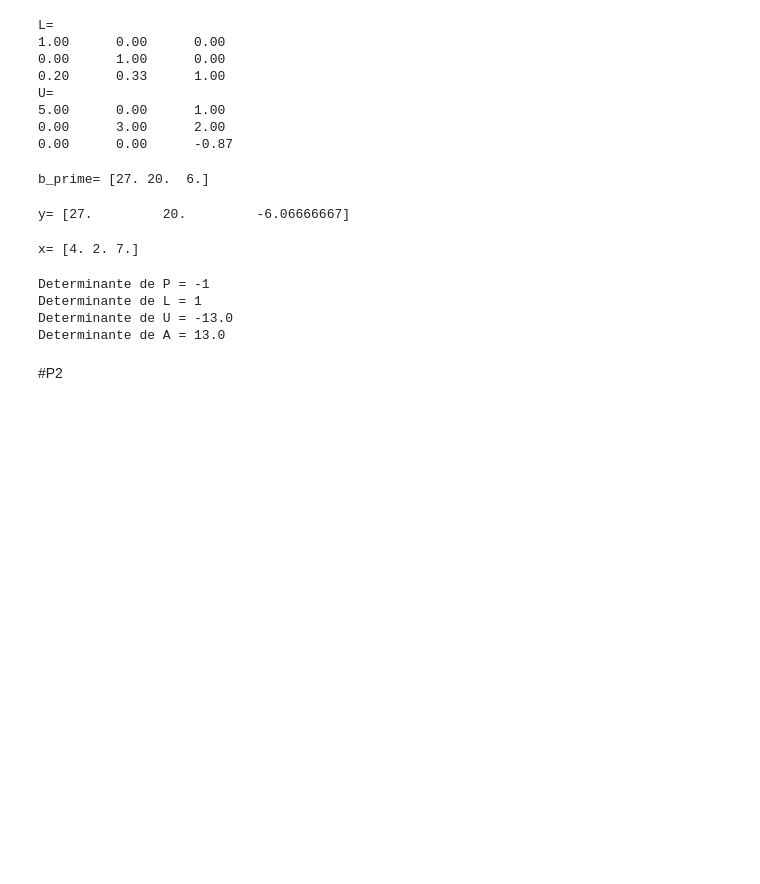
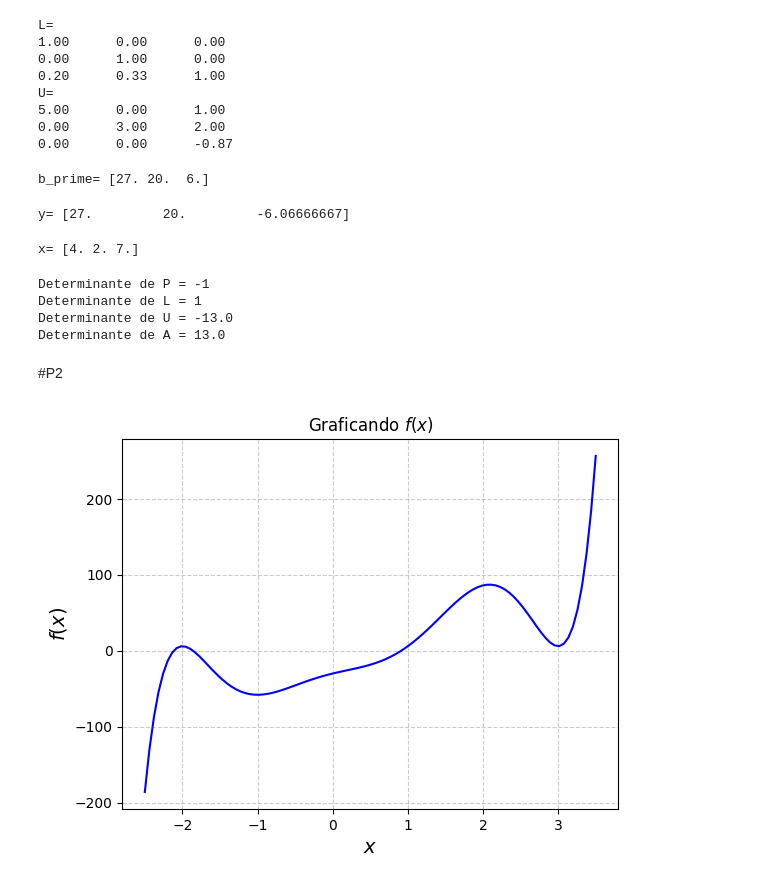
Before and after one commit to conichito/F3104, a Jupyter notebook: Tarea 3/tarea3.ipynb, the cells around one changed output. Drawn from its saved outputs; the diff is of its cells as text; code cells hidden in the pictures; blank space fills up the shorter version.

```diff
--- a/Tarea 3/tarea3.ipynb
+++ b/Tarea 3/tarea3.ipynb
@@ -140,3 +140,28 @@ Determinante de U = -13.0
 Determinante de A = 13.0
 # %% [markdown]
 #P2
+# %%
+# Definimos P(x)
+def P(x):
+  return (x**7
+        - 3*x**6
+        - 8*x**5
+        + 20*x**4
+        + 15*x**3
+        - 13*x**2
+        + 24*x - 30)
+# %%
+# Graficamos P(x)
+a, b, N = -2.5, 3.5, 100
+x = np.linspace(a, b, N)
+y = P(x)
+
+plt.plot(x, y, color='blue')
+plt.title('Graficando $f(x)$')
+plt.xlabel("$x$", fontsize=14)
+plt.ylabel("$f(x)$", fontsize=14)
+plt.grid(True, ls = '--', c = 'k', alpha = 0.2)
+
+plt.show()
+# %% [output]
+[figure, added]
```
Also changed, not shown: parts of 6 cells of this notebook.
